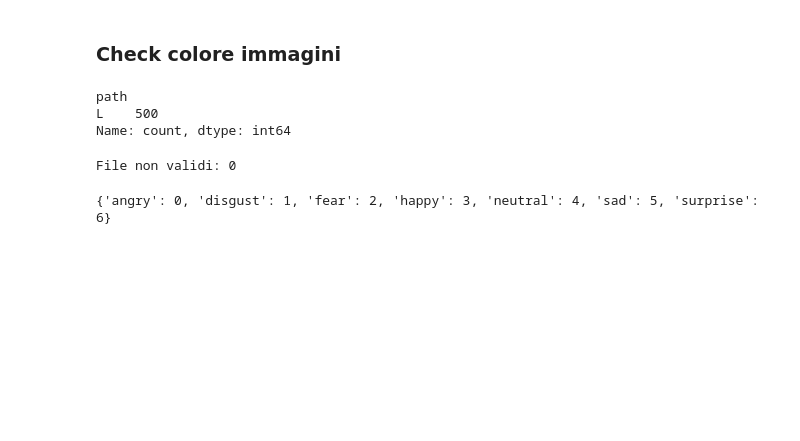
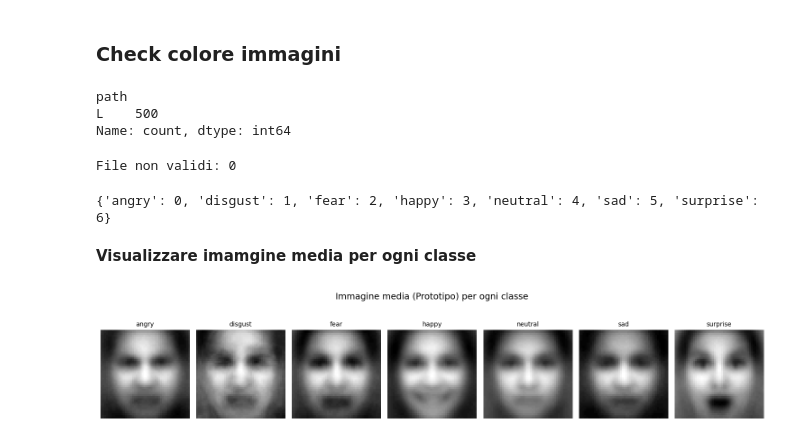
Before and after one commit to Steto-tryingtocode/FacialExpressionRecognition, a Jupyter notebook: notebooks/eda.ipynb, the cells around one changed output. Drawn from its saved outputs; the diff is of its cells as text; code cells hidden in the pictures; blank space fills up the shorter version.

```diff
--- a/notebooks/eda.ipynb
+++ b/notebooks/eda.ipynb
@@ -243,3 +263,23 @@ label2idx = {emotion: idx for idx, emotion in enumerate(EMOTIONS)}
 print(label2idx)
 # %% [output]
 {'angry': 0, 'disgust': 1, 'fear': 2, 'happy': 3, 'neutral': 4, 'sad': 5, 'surprise': 6}
+# %% [markdown]
+**Visualizzare imamgine media per ogni classe**
+# %%
+fig, axes = plt.subplots(1, len(EMOTIONS), figsize=(15, 3))
+
+for i, emotion in enumerate(EMOTIONS):
+    # Prende tutti i path della classe
+    paths = df_train_clean[df_train_clean['emotion'] == emotion]['path']
+    # Calcola la media di tutte le immagini convertite in array
+    mean_img = np.mean([np.array(Image.open(p)) for p in paths], axis=0).astype(np.uint8)
+
+    axes[i].imshow(mean_img, cmap='gray')
+    axes[i].set_title(emotion, fontsize=10)
+    axes[i].axis('off')
+
+plt.suptitle("Immagine media (Prototipo) per ogni classe", y=1.05, fontsize=14)
+plt.tight_layout()
+plt.show()
+# %% [output]
+[figure, added]
```
Also changed, not shown: parts of 9 cells of this notebook, 5 other files.
